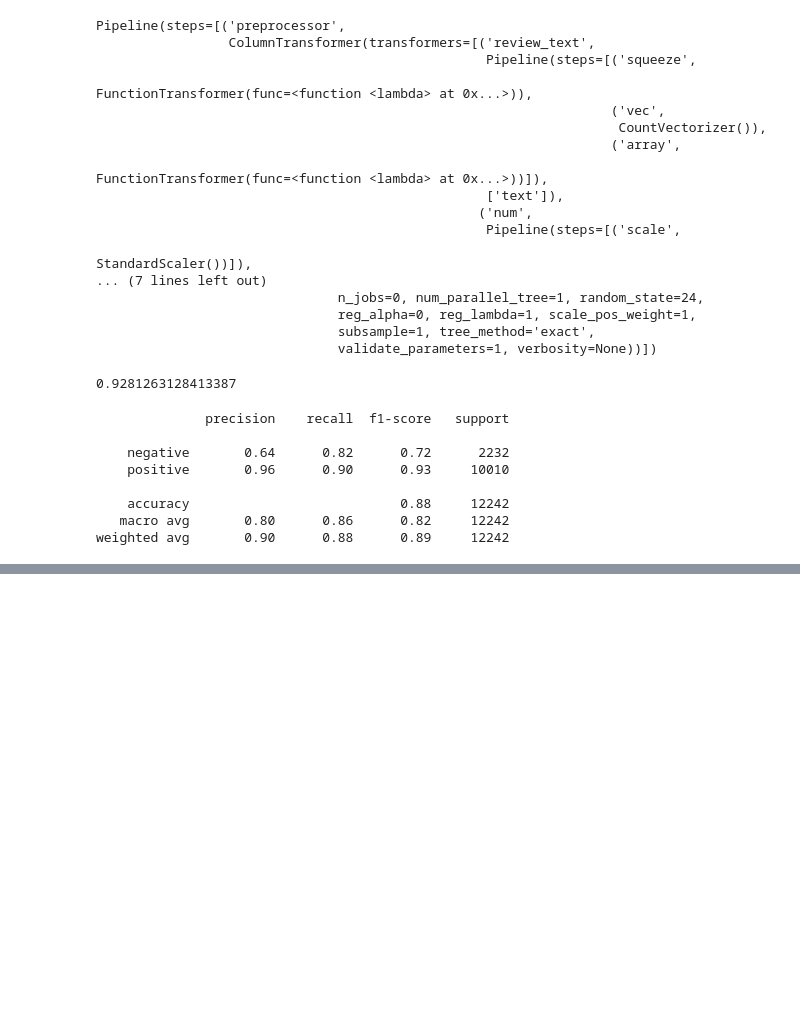
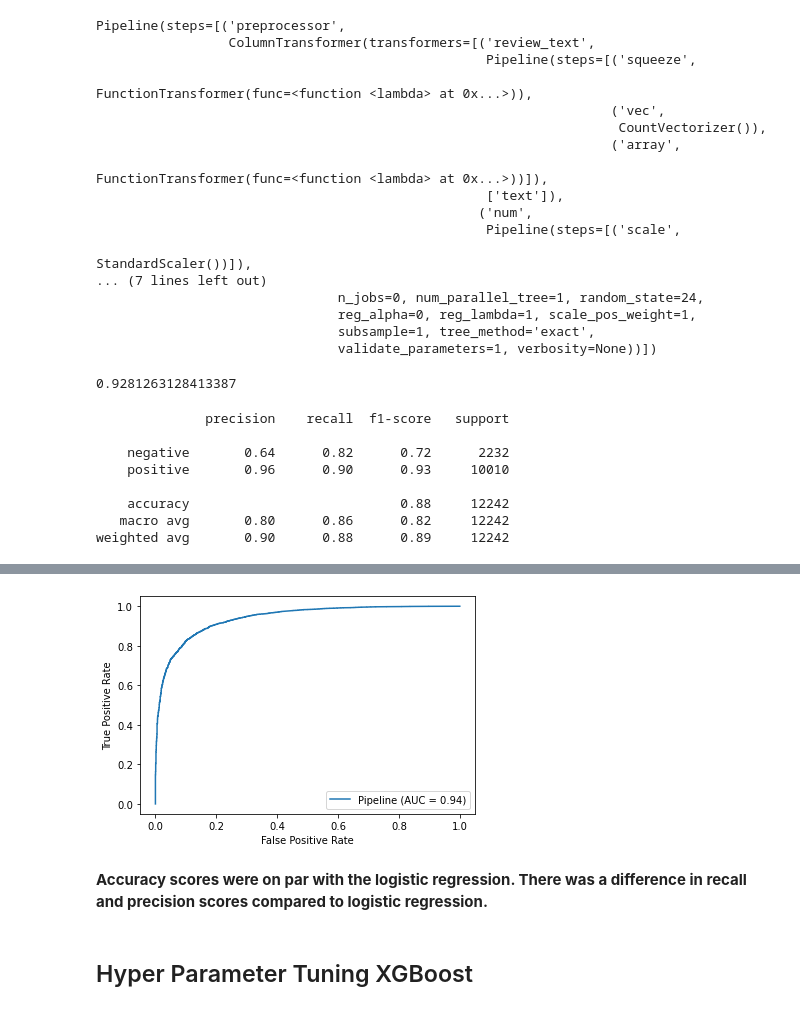
Before and after one commit to ddcots24/Hello-Fresh, a Jupyter notebook: Hello Fresh Review Analysis.ipynb, the cells around one changed output, grey strips where cells are left out. Saved outputs shown, nothing was run; the diff lists cells and outputs as text; code cells hidden in the pictures; blank space fills up the shorter version.

Commit message:
Running final xgb hyper param model

```diff
--- a/Hello Fresh Review Analysis.ipynb
+++ b/Hello Fresh Review Analysis.ipynb
@@ -663,0 +719,9 @@ weighted avg       0.90      0.87      0.88     12242
+# %%
+# Plotting ROC curve
+plot_roc_curve(xgbmodel, X_test, y_test);
+# %% [output]
+[figure, added]
+# %% [markdown]
+**Accuracy scores were on par with the logistic regression. There was a difference in recall and precision scores compared to logistic regression.**
+# %% [markdown]
+## Hyper Parameter Tuning XGBoost
```
Also changed, not shown: parts of 64 cells of this notebook, 1 other file.
